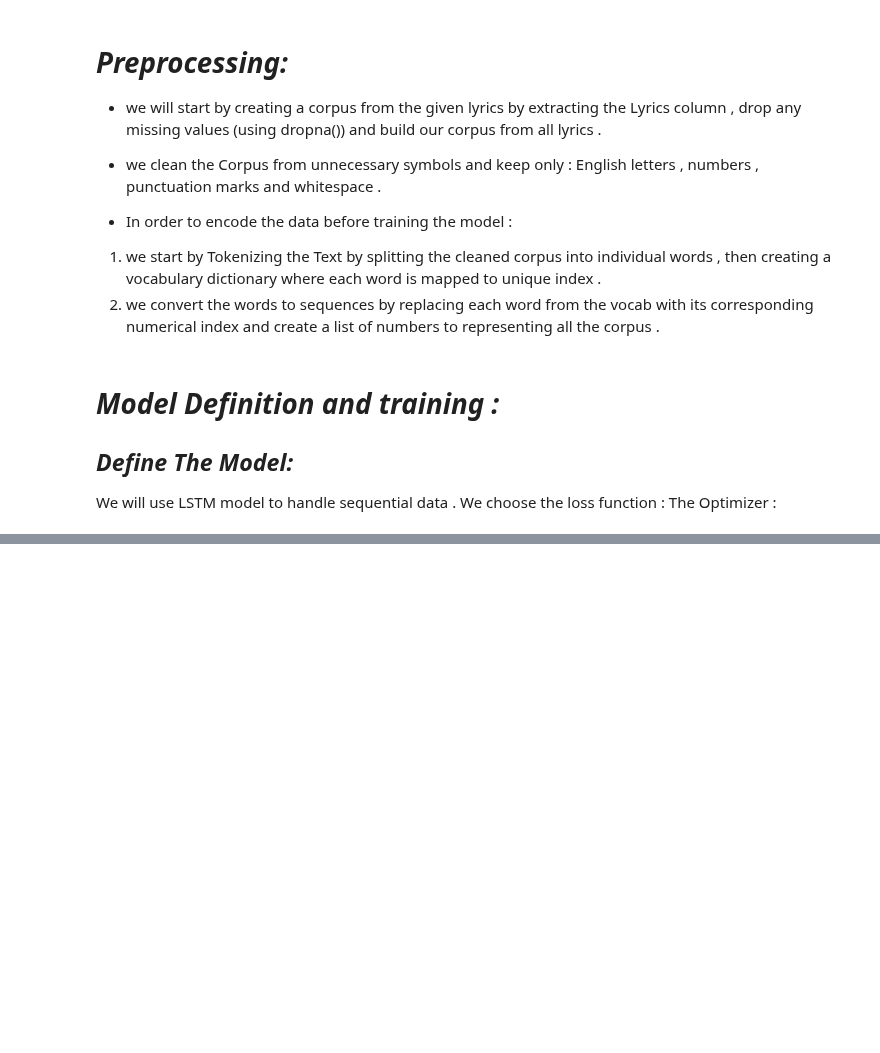
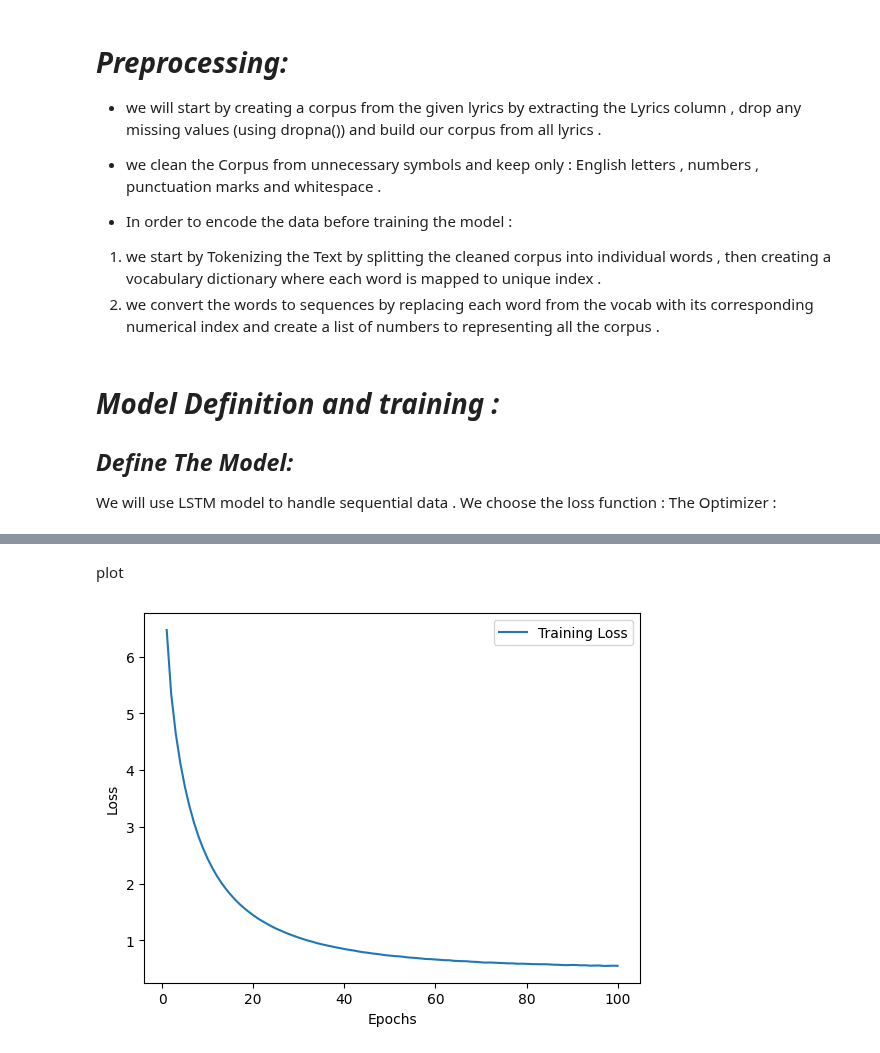
Before and after one commit to aseel1/Deep-learning, a Jupyter notebook: HW-3/HW3_PT1_322512690_212393532.ipynb, the cells around one changed output, grey strips where cells are left out. Saved outputs shown, nothing was run; the diff lists cells and outputs as text; code cells hidden in the pictures; blank space fills up the shorter version.

Commit message:
Training the model almost done !!

```diff
--- a/HW-3/HW3_PT1_322512690_212393532.ipynb
+++ b/HW-3/HW3_PT1_322512690_212393532.ipynb
@@ -197,0 +245,30 @@ The Optimizer :
+# %%
+device=torch.device("cuda" if torch.cuda.is_available() else "cpu")
+vocab_size=len(vocab)
+model=LSTMModel(vocab_size).to(device)
+criterion= nn.CrossEntropyLoss()
+learning_rate=0.001
+optimizer=optim.Adam(model.parameters(), lr=learning_rate)
+
+batch_size=64
+dataset=LyricsDataset(X,y)
+dataloader=DataLoader(dataset,batch_size=batch_size , shuffle=True )
+
+
+
+
+num_epochs=100
+losses=[]
+for epoch in range(num_epochs):
+  total_loss=0
+  for batch_X,batch_y in dataloader:
+    batch_X,batch_y=batch_X.to(device),batch_y.to(device)
+    optimizer.zero_grad()
+    outputs=model(batch_X)
+    loss=criterion(outputs,batch_y)
+    loss.backward()
+    optimizer.step()
+    total_loss+=loss.item()
+  avg_loss=total_loss/len(dataloader)
+  losses.append(avg_loss)
+  print(f"Epoch[{ epoch+1}/{num_epochs}],Loss: {avg_loss:.4f}")
@@ -197,0 +293,10 @@ The Optimizer :
+# %% [markdown]
+plot
+# %%
+plt.plot(range(1,num_epochs+1) , losses ,label="Training Loss")
+plt.xlabel("Epochs")
+plt.ylabel("Loss")
+plt.legend()
+plt.show()
+# %% [output]
+[figure, added]
```
Also changed, not shown: parts of 5 cells of this notebook.
